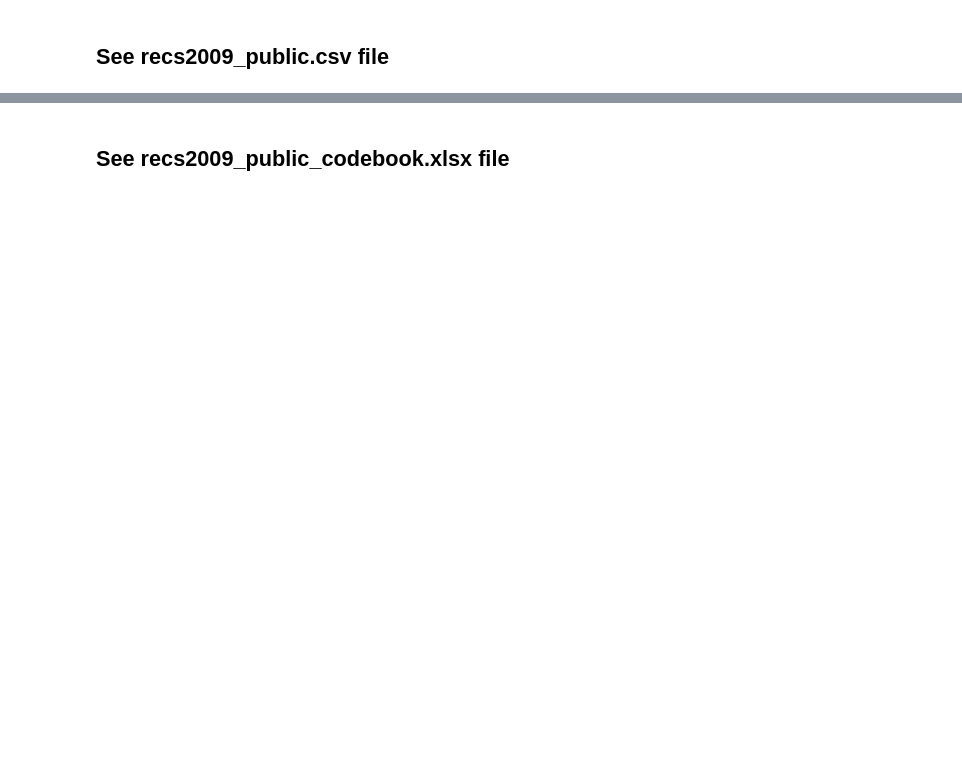
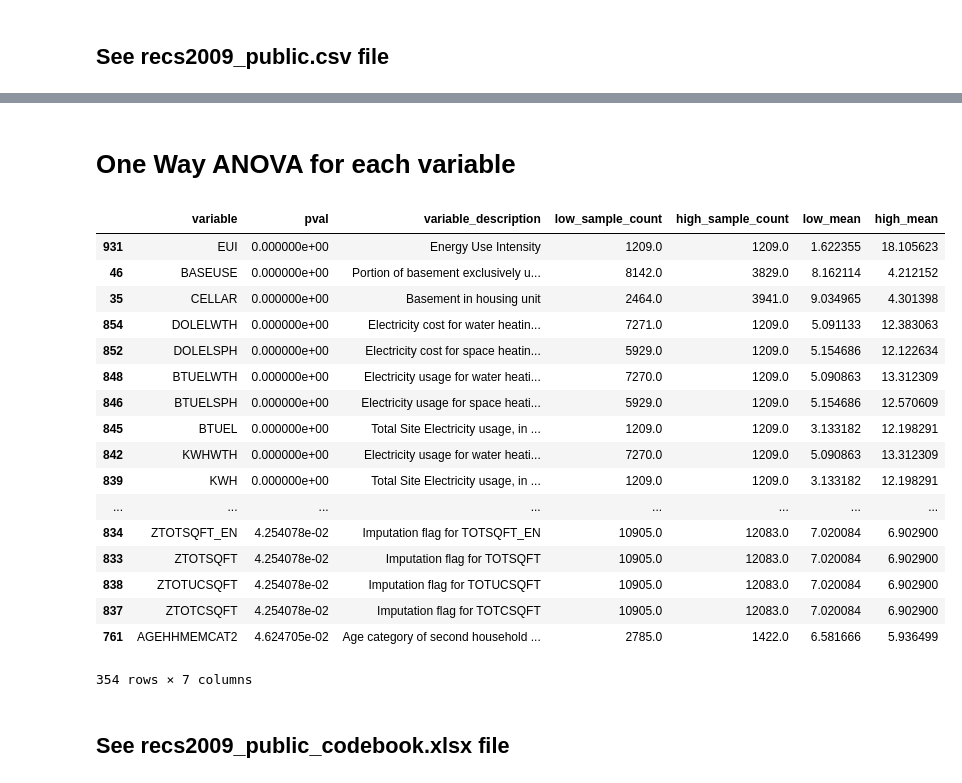
Before and after one commit to mohi7621/Springboard, a Jupyter notebook: capstone/Initial-Examination.ipynb, the cells around one changed output, grey strips where cells are left out. Cells and saved outputs as stored; diff of their text form; code cells hidden in the pictures; blank space fills up the shorter version.

```diff
--- a/capstone/Initial-Examination.ipynb
+++ b/capstone/Initial-Examination.ipynb
@@ -57,0 +123,2 @@ True
+# %% [markdown]
+# One Way ANOVA for each variable
@@ -58,2 +151,31 @@ True
+# %%
+# Examine p-values that meet 95% confidence interval criterion.
+
+ci = p_vals[p_vals.pval <= 0.05]
+# confinv = p_vals[p_vals.pval == 0]
+ci.sort_values(by = "pval")
+
+# Notes:
+# Didn't check to see how normally distributed samples are.
+# For those variables with categories, perform n-way anova.
+# %% [output]
+|  | variable | pval | variable_description | low_sample_count | high_sample_count | low_mean | high_mean |
+| 931 | EUI | 0.000000e+00 | Energy Use Intensity | 1209.0 | 1209.0 | 1.622355 | 18.105623 |
+| 46 | BASEUSE | 0.000000e+00 | Portion of basement exclusively u... | 8142.0 | 3829.0 | 8.162114 | 4.212152 |
+| 35 | CELLAR | 0.000000e+00 | Basement in housing unit | 2464.0 | 3941.0 | 9.034965 | 4.301398 |
+| 854 | DOLELWTH | 0.000000e+00 | Electricity cost for water heatin... | 7271.0 | 1209.0 | 5.091133 | 12.383063 |
+| 852 | DOLELSPH | 0.000000e+00 | Electricity cost for space heatin... | 5929.0 | 1209.0 | 5.154686 | 12.122634 |
+| 848 | BTUELWTH | 0.000000e+00 | Electricity usage for water heati... | 7270.0 | 1209.0 | 5.090863 | 13.312309 |
+| 846 | BTUELSPH | 0.000000e+00 | Electricity usage for space heati... | 5929.0 | 1209.0 | 5.154686 | 12.570609 |
+| 845 | BTUEL | 0.000000e+00 | Total Site Electricity usage, in ... | 1209.0 | 1209.0 | 3.133182 | 12.198291 |
+| 842 | KWHWTH | 0.000000e+00 | Electricity usage for water heati... | 7270.0 | 1209.0 | 5.090863 | 13.312309 |
+| 839 | KWH | 0.000000e+00 | Total Site Electricity usage, in ... | 1209.0 | 1209.0 | 3.133182 | 12.198291 |
+| ... | ... | ... | ... | ... | ... | ... | ... |
+| 834 | ZTOTSQFT_EN | 4.254078e-02 | Imputation flag for TOTSQFT_EN | 10905.0 | 12083.0 | 7.020084 | 6.902900 |
+| 833 | ZTOTSQFT | 4.254078e-02 | Imputation flag for TOTSQFT | 10905.0 | 12083.0 | 7.020084 | 6.902900 |
+| 838 | ZTOTUCSQFT | 4.254078e-02 | Imputation flag for TOTUCSQFT | 10905.0 | 12083.0 | 7.020084 | 6.902900 |
+| 837 | ZTOTCSQFT | 4.254078e-02 | Imputation flag for TOTCSQFT | 10905.0 | 12083.0 | 7.020084 | 6.902900 |
+| 761 | AGEHHMEMCAT2 | 4.624705e-02 | Age category of second household ... | 2785.0 | 1422.0 | 6.581666 | 5.936499 |
+354 rows × 7 columns
 # %% [markdown]
 ## See recs2009_public_codebook.xlsx file
```
Also changed, not shown: parts of 33 cells of this notebook, 2 other files.
